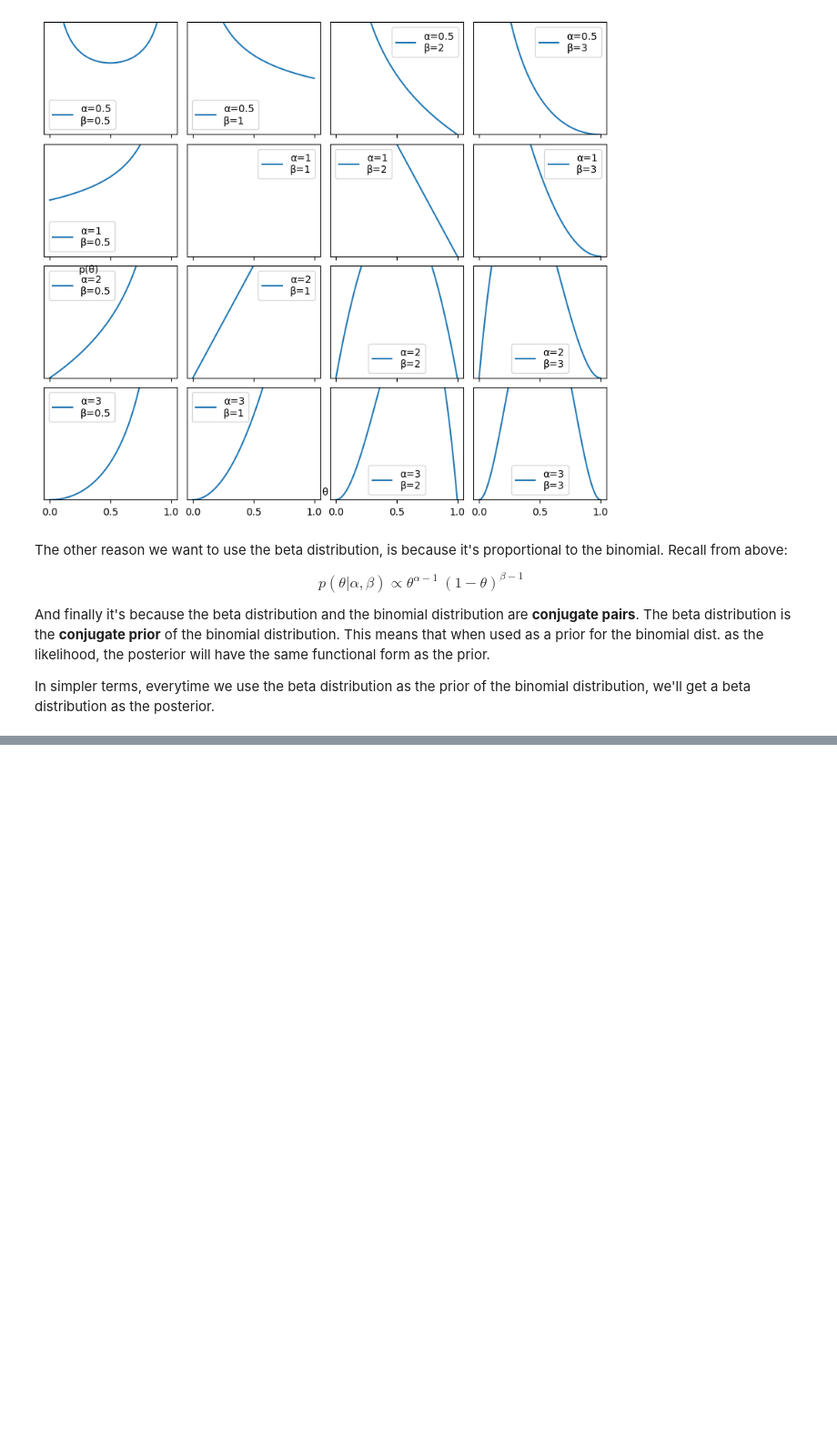
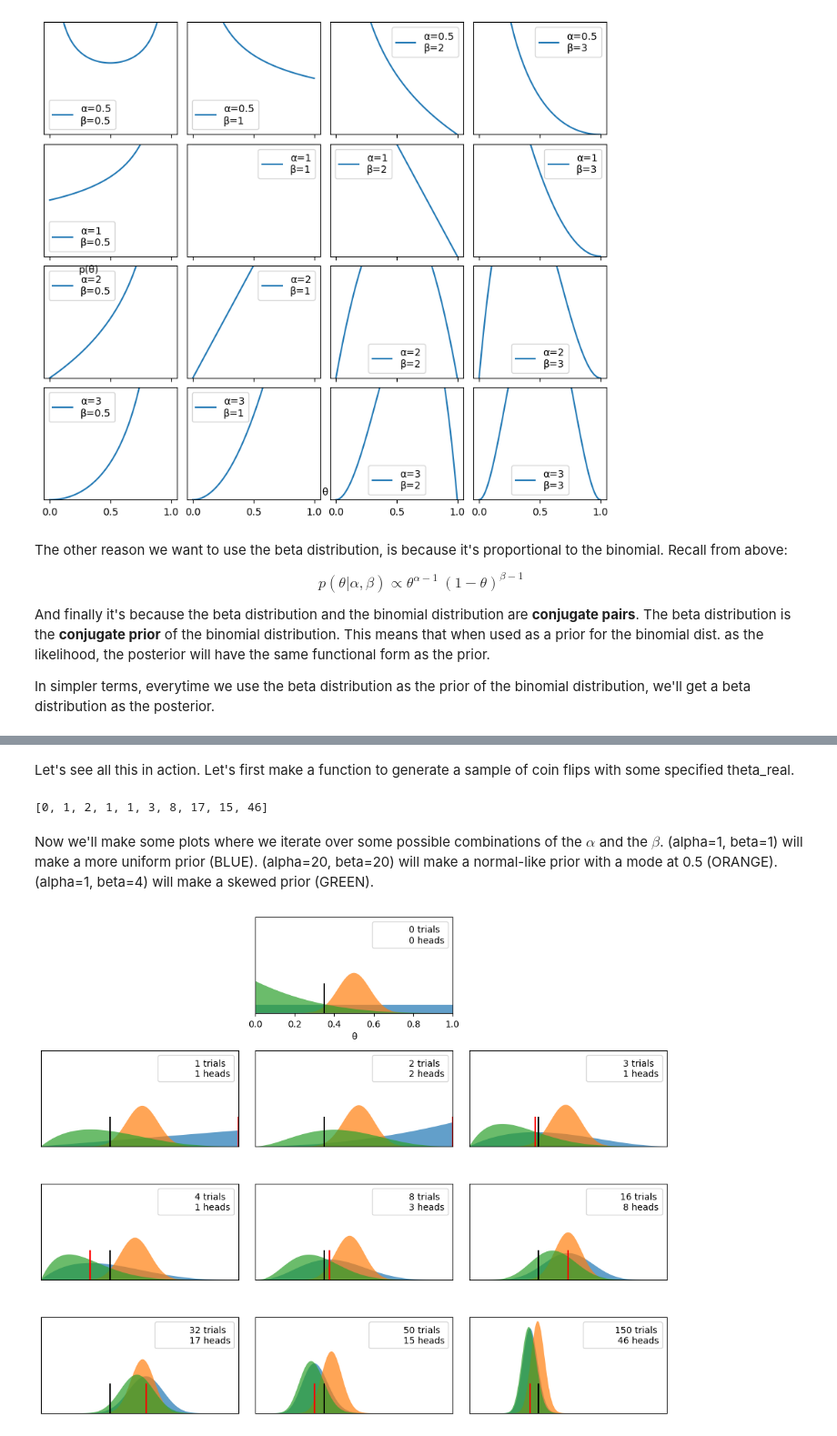
Before and after one commit to atharvashirke/pymc, a Jupyter notebook: chapter1.ipynb, the cells around one changed output, grey strips where cells are left out. Shown at 91% size. Saved outputs shown, nothing was run; the diff lists cells and outputs as text; code cells hidden in the pictures; blank space fills up the shorter version.

```diff
--- a/chapter1.ipynb
+++ b/chapter1.ipynb
@@ -232,0 +266,48 @@ In simpler terms, everytime we use the beta distribution as the prior of the bin
+# %% [markdown]
+Let's see all this in action. Let's first make a function to generate a sample of coin flips with some specified theta_real.
+# %%
+def get_flips(N, p):
+    """
+    Return a number representing
+    the successes of N trials with probability
+    of success theta. Follows binomial distribution
+    """
+    return np.random.binomial(N, p)
+
+n_trials = [0, 1, 2, 3, 4, 8, 16, 32, 50, 150]
+theta_real = 0.35
+successes = [get_flips(n, theta_real) for n in n_trials]
+successes
+# %% [output]
+[0, 1, 2, 1, 1, 3, 8, 17, 15, 46]
+# %% [markdown]
+Now we'll make some plots where we iterate over some possible combinations of the $\alpha$ and the $\beta$. (alpha=1, beta=1) will make a more uniform prior (BLUE). (alpha=20, beta=20) will make a normal-like prior with a mode at 0.5 (ORANGE). (alpha=1, beta=4) will make a skewed prior (GREEN).
+# %%
+plt.figure(figsize=(10, 8))
+beta_params = [(1, 1), (20, 20), (1, 4)]
+dist = stats.beta
+x = np.linspace(0, 1, 200)
+
+for index, N in enumerate(n_trials):
+    if index == 0:
+        plt.subplot(4, 3, 2)
+        plt.xlabel('θ')
+    else:
+        plt.subplot(4, 3, index+3)
+        plt.xticks([])
+    y = successes[index]
+    for (a_prior, b_prior) in beta_params:
+        posterior = dist.pdf(x, a_prior + y, b_prior + N - y)
+        plt.fill_between(x, 0, posterior, alpha=0.7)
+        if N > 0:
+            observed_theta = y / N
+            plt.axvline(observed_theta, ymax=0.3, color='r')
+    plt.axvline(theta_real, ymax=0.3, color='k')
+    plt.plot(0, 0, label=f'{N:4d} trials\n{y:4d} heads', alpha=0)
+    plt.xlim(0, 1)
+    plt.ylim(0, 12)
+    plt.legend()
+    plt.yticks([])
+    plt.tight_layout()
+# %% [output]
+[figure, added]
```
Also changed, not shown: parts of 10 cells of this notebook.
